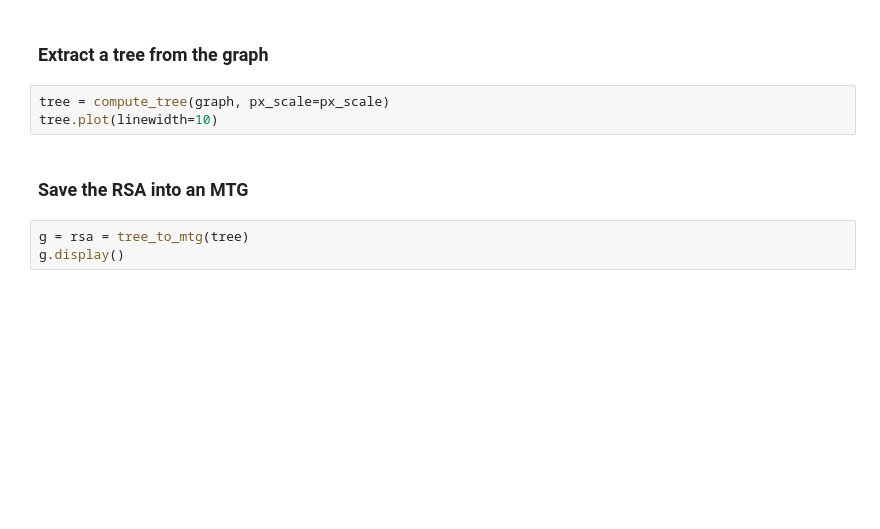
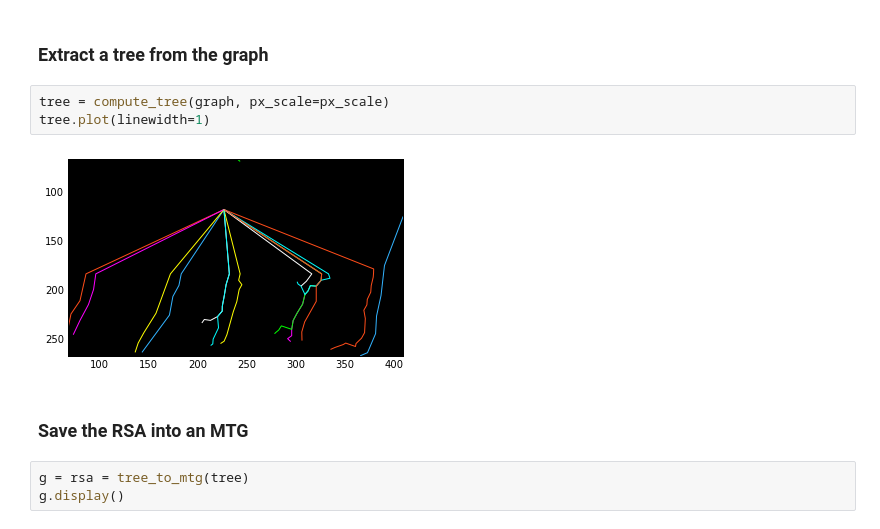
Before and after one commit to openalea-incubator/rhizoscan, a Jupyter notebook: example/test_example_new_data.ipynb, the cells around one changed output. Drawn from its saved outputs; the diff is of its cells as text; blank space fills up the shorter version.

```diff
--- a/example/test_example_new_data.ipynb
+++ b/example/test_example_new_data.ipynb
@@ -72,7 +86,9 @@ graph.plot(linewidth=4)
 ### Extract a tree from the graph
 # %%
 tree = compute_tree(graph, px_scale=px_scale)
-tree.plot(linewidth=10)
+tree.plot(linewidth=1)
+# %% [output]
+[figure, added]
 # %% [markdown]
 ### Save the RSA into an MTG
 # %%
```
Also changed, not shown: parts of 12 cells of this notebook, 3 other files.
